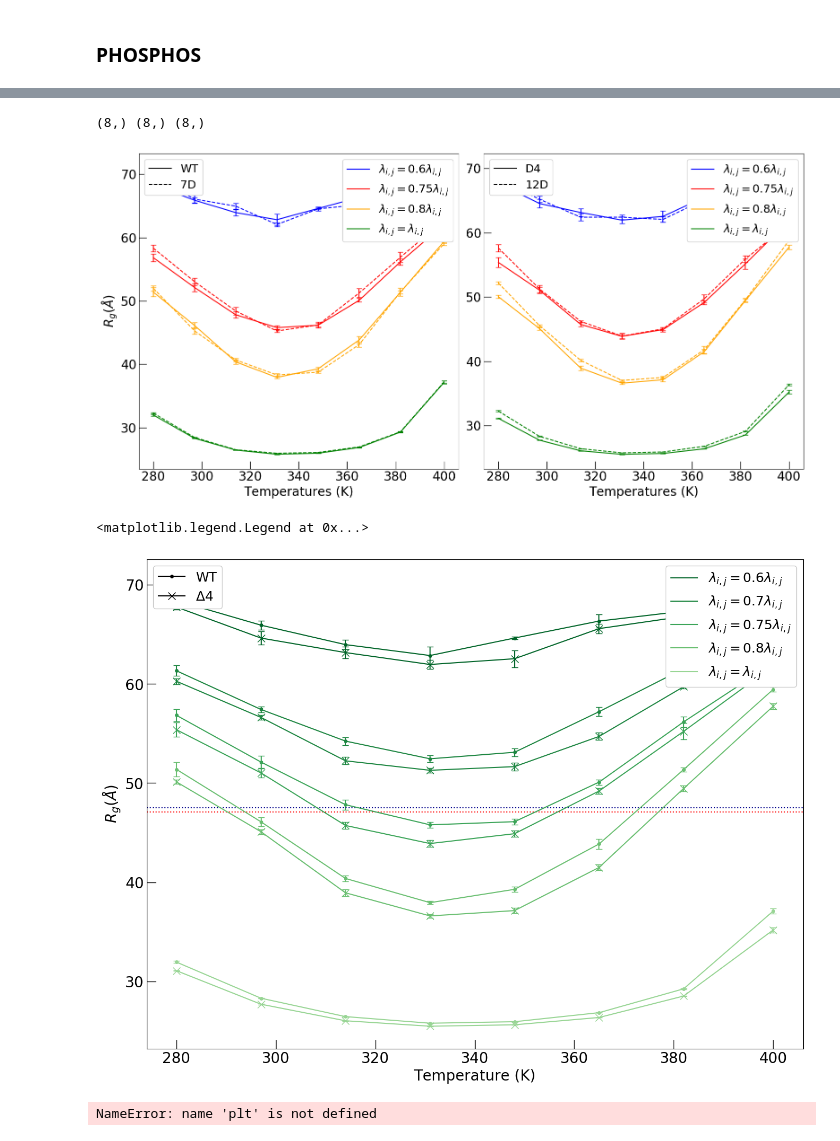
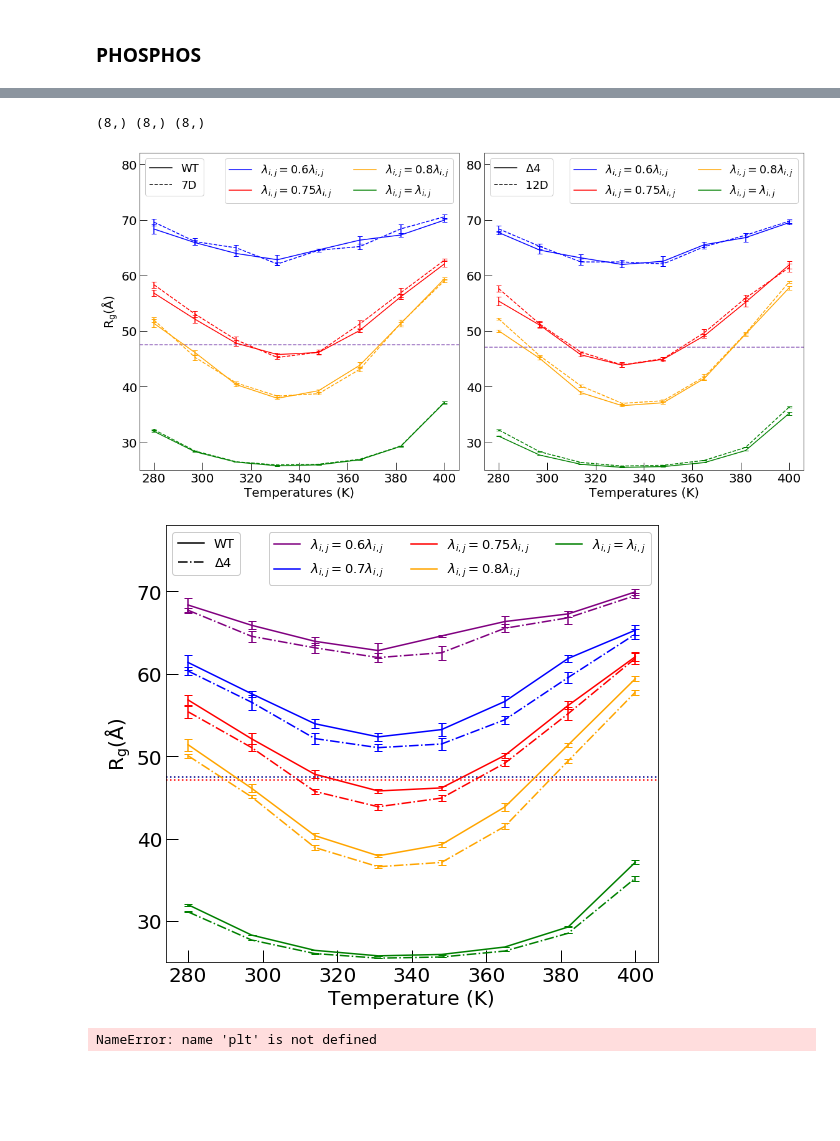
Before and after one commit to avillacrosa/MD, a Jupyter notebook: notebooks/FINAL DATA/1. Full HPS-T and lambda vars.ipynb, the cells around one changed output, grey strips where cells are left out. Saved outputs shown, nothing was run; the diff lists cells and outputs as text; code cells hidden in the pictures; blank space fills up the shorter version.

```diff
--- a/notebooks/FINAL DATA/1. Full HPS-T and lambda vars.ipynb
+++ b/notebooks/FINAL DATA/1. Full HPS-T and lambda vars.ipynb
@@ -251,13 +268,14 @@ axs[0].errorbar(d7_75.temperatures, d7_75.c_rg[0], yerr=d7_75.c_rg[1], color=cs[
 axs[0].errorbar(wt_6.temperatures, wt_6.c_rg[0], yerr=wt_6.c_rg[1], color=cs[3], )
 axs[0].errorbar(d7_6.temperatures, d7_6.c_rg[0], yerr=d7_6.c_rg[1], color=cs[3], ls='--')
 # axs[0].legend(loc='upper left')
-axs[0].set_ylabel("$R_g (\AA$)")
+axs[0].set_ylabel("$\mathrm{R_g (\AA)}$")
 axs[0].set_xlabel("Temperatures (K)")
-
+axs[0].set_ylim(25,82)
 leg2 = axs[0].legend([Line2D([0], [0], color='black'),Line2D([0], [0], ls='--', color='black')],(['WT', '7D']), loc='upper left')
 axs[0].add_artist(leg2)
 full_lines = [Line2D([0], [0], color=x) for x in cs[:-1]]
-axs[0].legend(np.flip(full_lines), np.flip(['$\lambda_{i,j}=\lambda_{i,j}$', '$\lambda_{i,j}=0.8\lambda_{i,j}$', '$\lambda_{i,j}=0.75\lambda_{i,j}$', '$\lambda_{i,j}=0.6\lambda_{i,j}$']))
+axs[0].axhline(wt_1.rw_rg(), ls='--', color='tab:purple')
+axs[0].legend(np.flip(full_lines), np.flip(['$\lambda_{i,j}=\lambda_{i,j}$', '$\lambda_{i,j}=0.8\lambda_{i,j}$', '$\lambda_{i,j}=0.75\lambda_{i,j}$', '$\lambda_{i,j}=0.6\lambda_{i,j}$']), ncol=2)
 
 axs[1].errorbar(d4_1.temperatures, d4_1.c_rg[0], yerr=d4_1.c_rg[1], color=cs[0],  label='D4')
 axs[1].errorbar(d12_1.temperatures, d12_1.c_rg[0], yerr=d12_1.c_rg[1], color=cs[0], ls='--', label='12D')
@@ -270,12 +288,14 @@ axs[1].errorbar(d12_75.temperatures, d12_75.c_rg[0], yerr=d12_75.c_rg[1], color=
 axs[1].errorbar(d4_6.temperatures, d4_6.c_rg[0], yerr=d4_6.c_rg[1], color=cs[3])
 axs[1].errorbar(d12_6.temperatures, d12_6.c_rg[0], yerr=d12_6.c_rg[1], color=cs[3], ls='--')
 axs[1].legend(loc='upper left')
+axs[1].set_ylim(25,82)
 axs[1].set_xlabel("Temperatures (K)")
 
-leg2 = axs[1].legend([Line2D([0], [0], color='black'),Line2D([0], [0], ls='--', color='black')],(['D4', '12D']), loc='upper left')
+leg2 = axs[1].legend([Line2D([0], [0], color='black'),Line2D([0], [0], ls='--', color='black')],(['$\Delta$4', '12D']), loc='upper left')
 axs[1].add_artist(leg2)
 full_lines = [Line2D([0], [0], color=x) for x in cs[:-1]]
-axs[1].legend(np.flip(full_lines), np.flip(['$\lambda_{i,j}=\lambda_{i,j}$', '$\lambda_{i,j}=0.8\lambda_{i,j}$', '$\lambda_{i,j}=0.75\lambda_{i,j}$', '$\lambda_{i,j}=0.6\lambda_{i,j}$']))
+axs[1].legend(np.flip(full_lines), np.flip(['$\lambda_{i,j}=\lambda_{i,j}$', '$\lambda_{i,j}=0.8\lambda_{i,j}$', '$\lambda_{i,j}=0.75\lambda_{i,j}$', '$\lambda_{i,j}=0.6\lambda_{i,j}$']), ncol=2)
+axs[1].axhline(d4_1.rw_rg(), ls='--', color='tab:purple')
 fig.tight_layout()
 
 # axs[1].errorbar(d4_1_n.temperatures, d4_1_n.c_rg[0], yerr=d4_1_n.c_rg[1], color=C_4, label='D4')
@@ -287,39 +307,41 @@ fig.tight_layout()
 # fig.tight_layout()
 # %% [output]
 (8,) (8,) (8,)
-[figure, old version]
+[figure, new version]
 # %%
-plt.figure(figsize=(16,12))
+plt.figure(figsize=(8,7))
 ccc = plt.get_cmap('Greens')
-cs = [ccc(x) for x in np.linspace(0.4,0.9,5)]
-plt.errorbar(wt_1.temperatures, wt_1.c_rg[0], yerr=wt_1.c_rg[1], color=cs[0], marker='o', markersize=4)
-plt.errorbar(d4_1.temperatures, d4_1.c_rg[0], yerr=d4_1.c_rg[1], color=cs[0], marker='x')
-plt.errorbar(wt_8.temperatures, wt_8.c_rg[0], yerr=wt_8.c_rg[1], color=cs[1], marker='o', markersize=4)
-plt.errorbar(d4_8.temperatures, d4_8.c_rg[0], yerr=d4_8.c_rg[1], color=cs[1], marker='x')
-plt.errorbar(wt_7.temperatures, wt_7.c_rg[0], yerr=wt_7.c_rg[1], color=cs[3], marker='o', markersize=4)
-plt.errorbar(d4_7.temperatures, d4_7.c_rg[0], yerr=d4_7.c_rg[1], color=cs[3], marker='x')
-plt.errorbar(wt_75.temperatures, wt_75.c_rg[0], yerr=wt_75.c_rg[1], color=cs[2], marker='o', markersize=4)
-plt.errorbar(d4_75.temperatures, d4_75.c_rg[0], yerr=d4_75.c_rg[1], color=cs[2], marker='x')
-plt.errorbar(wt_6.temperatures, wt_6.c_rg[0], yerr=wt_6.c_rg[1], color=cs[4], marker='o', markersize=4)
-plt.errorbar(d4_6.temperatures, d4_6.c_rg[0], yerr=d4_6.c_rg[1], color=cs[4], marker='x')
+# cs = [ccc(x) for x in np.linspace(0.4,0.9,5)]
+cs = ['green', 'orange', 'red', 'blue', 'purple']
+
+plt.errorbar(wt_1.temperatures, wt_1.c_rg[0], yerr=wt_1.c_rg[1], color=cs[0])
+plt.errorbar(d4_1.temperatures, d4_1.c_rg[0], yerr=d4_1.c_rg[1], color=cs[0], ls='dashdot')
+plt.errorbar(wt_8.temperatures, wt_8.c_rg[0], yerr=wt_8.c_rg[1], color=cs[1])
+plt.errorbar(d4_8.temperatures, d4_8.c_rg[0], yerr=d4_8.c_rg[1], color=cs[1], ls='dashdot')
+plt.errorbar(wt_7.temperatures, wt_7.c_rg[0], yerr=wt_7.c_rg[1], color=cs[3])
+plt.errorbar(d4_7.temperatures, d4_7.c_rg[0], yerr=d4_7.c_rg[1], color=cs[3], ls='dashdot')
+plt.errorbar(wt_75.temperatures, wt_75.c_rg[0], yerr=wt_75.c_rg[1], color=cs[2])
+plt.errorbar(d4_75.temperatures, d4_75.c_rg[0], yerr=d4_75.c_rg[1], color=cs[2], ls='dashdot')
+plt.errorbar(wt_6.temperatures, wt_6.c_rg[0], yerr=wt_6.c_rg[1], color=cs[4])
+plt.errorbar(d4_6.temperatures, d4_6.c_rg[0], yerr=d4_6.c_rg[1], color=cs[4], ls='dashdot')
 plt.axhline(wt_1.rw_rg(),ls='dotted', color=C_W)
 plt.axhline(d4_1.rw_rg(),ls='dotted', color=C_4)
 
-wt_d4_lines = [Line2D([0], [0], color="black", marker='o', markersize=4),
-                Line2D([0], [0], color="black", marker='x')]
+wt_d4_lines = [Line2D([0], [0], color="black", ),
+                Line2D([0], [0], color="black", ls='dashdot')]
 
 full_lines = [Line2D([0], [0], color=x) for x in cs]
 
-leg1 = plt.legend(wt_d4_lines,(['WT', '$\Delta4$']), loc='upper left')
+leg1 = plt.legend(wt_d4_lines,([L_W, L_4]), loc='upper left', fontsize=13)
 
 plt.xlabel("Temperature (K)")
-plt.ylabel("$R_g(\AA)$")
-
+plt.ylabel("$\mathrm{R_g(\AA)}$")
+plt.ylim(25, 78)
 plt.gca().add_artist(leg1)
-plt.legend(np.flip(full_lines), np.flip(['$\lambda_{i,j}=\lambda_{i,j}$', '$\lambda_{i,j}=0.8\lambda_{i,j}$', '$\lambda_{i,j}=0.75\lambda_{i,j}$', '$\lambda_{i,j}=0.7\lambda_{i,j}$', '$\lambda_{i,j}=0.6\lambda_{i,j}$']))
+plt.legend(np.flip(full_lines), np.flip(['$\lambda_{i,j}=\lambda_{i,j}$', '$\lambda_{i,j}=0.8\lambda_{i,j}$', '$\lambda_{i,j}=0.75\lambda_{i,j}$', '$\lambda_{i,j}=0.7\lambda_{i,j}$', '$\lambda_{i,j}=0.6\lambda_{i,j}$']), ncol=3, fontsize=13)
+plt.tight_layout()
 # %% [output]
-<matplotlib.legend.Legend at 0x...>
-[figure, old version]
+[figure, new version]
 # %%
 plt.figure(figsize=(16,12))
 ccc = plt.get_cmap('Greens')
```
Also changed, not shown: parts of 15 cells of this notebook, 29 other files.
